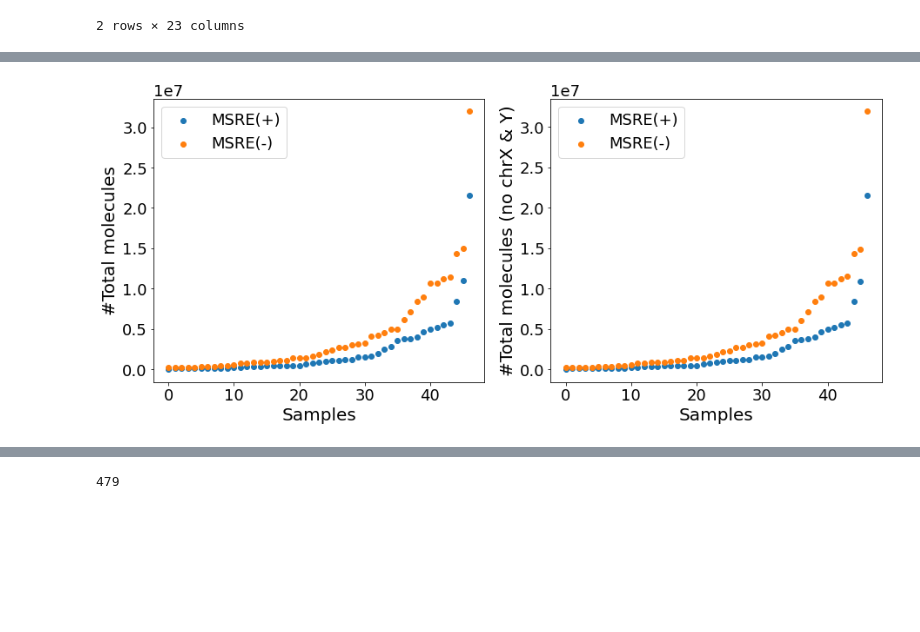
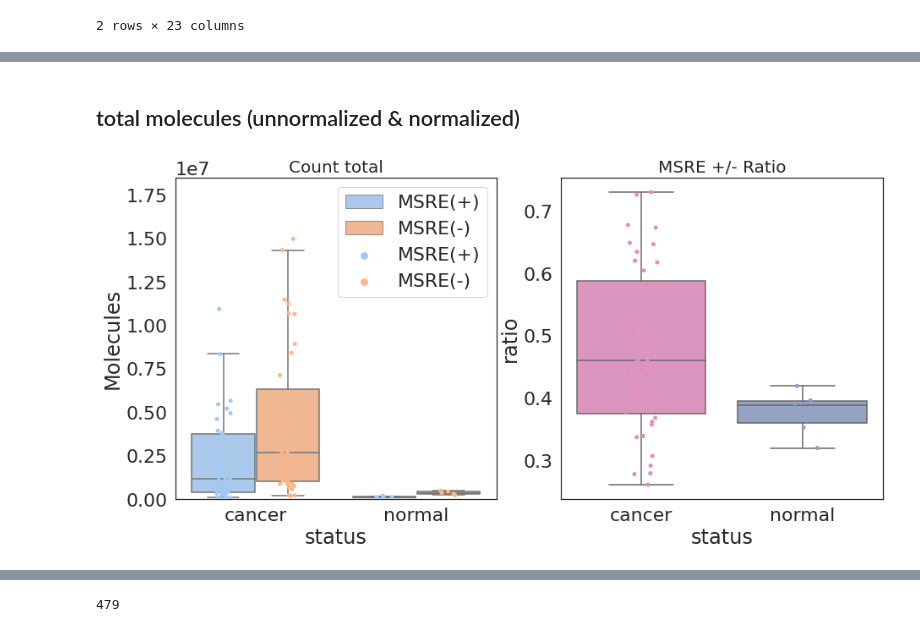
Before and after one commit to gh-schen/assay-analysis, a Jupyter notebook: om-227/mbd-msre-comparison.ipynb, the cells around one changed output, grey strips where cells are left out. Cells and saved outputs as stored; diff of their text form; code cells hidden in the pictures; blank space fills up the shorter version.

```diff
--- a/om-227/mbd-msre-comparison.ipynb
+++ b/om-227/mbd-msre-comparison.ipynb
@@ -70,21 +90,49 @@ _ = pyplot.legend()
-# %%
-## on-target molecules per sample: filtered by MAPQ in BIP
-pyplot.rcParams['figure.figsize'] = [15, 6]
-
-_ = pyplot.subplot(1,2,1)
-for ms in msre_status:
-    pd = mdata[mdata["MSRE"]==ms]
-    _ = pyplot.scatter(range(pd.shape[0]), sorted(pd[region_list].sum(axis=1)), label=ms)
-_ = pyplot.xlabel("Samples", fontsize=20)
-_ = pyplot.ylabel("#Total molecules", fontsize=20)
-_ = pyplot.legend()
-
-_ = pyplot.subplot(1,2,2)
-for ms in msre_status:
-    pd = mdata[mdata["MSRE"]==ms]
-    _ = pyplot.scatter(range(pd.shape[0]), sorted(pd[clean_regions].sum(axis=1)), label=ms)
-_ = pyplot.xlabel("Samples", fontsize=20)
-_ = pyplot.ylabel("#Total molecules (no chrX & Y)", fontsize=20)
-_ = pyplot.legend()
-# %% [output]
-[figure, removed]
+# %% [markdown]
+## total molecules (unnormalized & normalized)
+# %%
+pyplot.rcParams['figure.figsize'] = [15, 7]
+pyplot.rcParams["xtick.labelsize"] = 20
+pyplot.rcParams["ytick.labelsize"] = 20
+seaborn.set(font_scale=2)
+seaborn.set_style(style='white')
+
+_ = pyplot.subplot(1,2,1)
+pd = DataFrame(data={"Molecules": [], "MSRE": []})
+for ms in msre_status:
+    md = mdata[(mdata["MSRE"]==ms) & (mdata["accession_id"]!="SC")]
+    ct = md[region_list].sum(axis=1)
+    cancer_status = md["cancer_type"].to_list()
+    for i in range(len(cancer_status)):
+        if cancer_status[i] != "normal":
+            cancer_status[i] = "cancer"
+    pd = pd.append(DataFrame(data={"Molecules": ct, "MSRE": ms, "status":cancer_status}))
+ax_box = seaborn.boxplot(x="status", y="Molecules", hue="MSRE", data=pd, showfliers=False, palette=pname)
+ax_strip = seaborn.stripplot(x="status", y="Molecules", hue="MSRE", data=pd, palette=pname, dodge=True)
+_ = pyplot.title("Count total", fontsize=20)
+_ = pyplot.legend(loc='upper right', bbox_to_anchor=(1, 1))
+_ = pyplot.ylim(-0.05, 18500000)
+
+_ = pyplot.subplot(1,2,2)
+cancer_status = []
+ratios = []
+for a_id in accession_ids:
+    if a_id == "SC":
+        continue
+    md = mdata[mdata["accession_id"]==a_id]
+    dpos = md[md["MSRE"]=="MSRE(+)"]
+    rpos = int(dpos[region_list].sum(axis=1))
+    dneg = md[md["MSRE"]=="MSRE(-)"]
+    rneg = int(dneg[region_list].sum(axis=1))
+    rt = rpos / rneg
+    ratios.append(rt)
+    if md[md["MSRE"]=="MSRE(+)"]["cancer_type"].item()=="normal":
+        cancer_status.append("normal")
+    else:
+        cancer_status.append("cancer")
+
+rd = DataFrame(data={"ratio":ratios, "status":cancer_status})
+ax_box = seaborn.boxplot(x="status", y="ratio", data=rd, showfliers=False, palette=cn_color)
+ax_strip = seaborn.stripplot(x="status", y="ratio", data=rd, palette=cn_color)
+_ = pyplot.title("MSRE +/- Ratio", fontsize=20)
+# %% [output]
+[figure, added]
```
Also changed, not shown: parts of 52 cells of this notebook.
